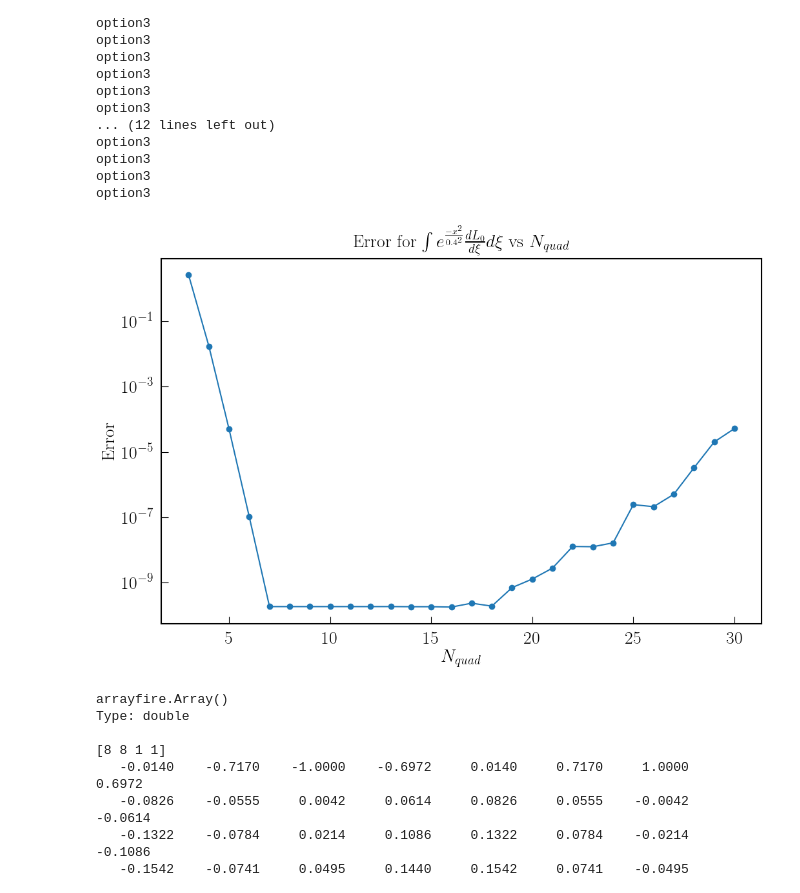
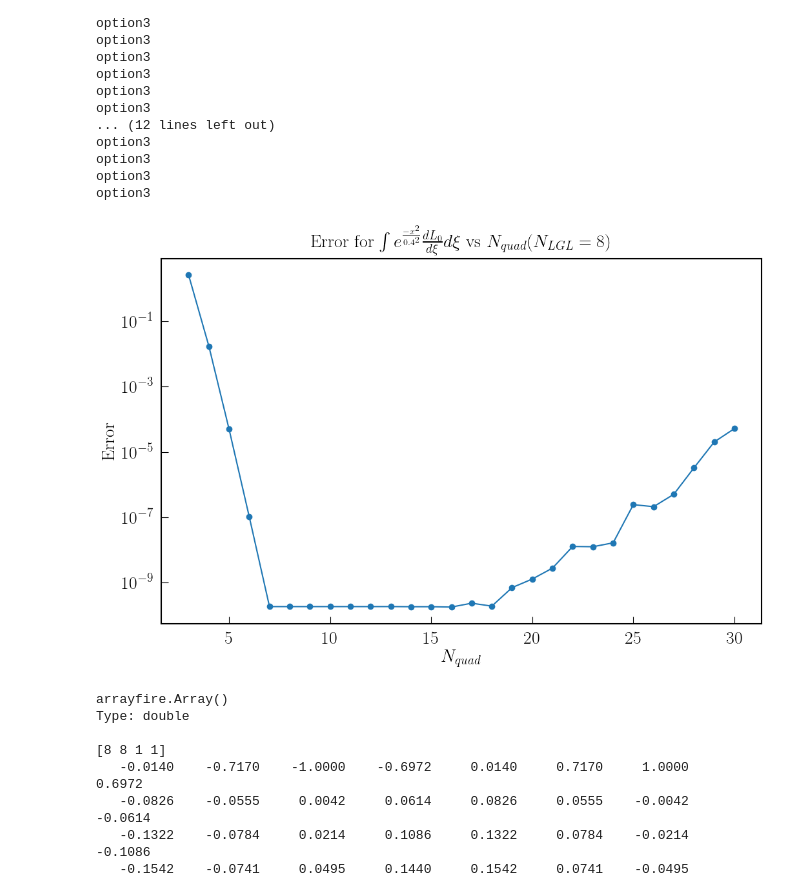
Before and after one commit to QuazarTech/DG_Maxwell, a Jupyter notebook: examples/volume_integral_error_analysis.ipynb, the cells around one changed output. Drawn from its saved outputs; the diff is of its cells as text; code cells hidden in the pictures.

```diff
--- a/examples/volume_integral_error_analysis.ipynb
+++ b/examples/volume_integral_error_analysis.ipynb
@@ -220,6 +220,7 @@ def change_parameters(N_LGL = 8, N_Elements = 8, N_quad = 8, wave = 'sin'):
 p = 0
 error = []
 N_LGL = 8
+N_quad = 8
 
 for N_quad in np.arange(3, 31):
     change_parameters(int(N_LGL), N_quad = int(N_quad), wave = 'gaussian')
@@ -229,7 +230,7 @@ for N_quad in np.arange(3, 31):
     for p in np.arange(N_LGL):
         for element_idx, element in enumerate(params.element_array):
             volume_integral_flux_analytical[p][element_idx] = int_exp_dLdxi(np.array(element)[0],
-                                                                                params.xi_LGL, p)
+                                                                            params.xi_LGL, p)
 
     volume_integral_flux_analytical = af.np_to_af_array(volume_integral_flux_analytical)
 
@@ -254,14 +255,15 @@ option3
 option3
 # %%
 plt.semilogy(np.arange(3, 31), error, '-o')
-plt.title(r'Error for $\int e^{\frac{-x^2}{0.4^2}} \frac{d L_0}{d\xi} d\xi$  vs $N_{quad}$')
+plt.title(r'Error for $\int e^{\frac{-x^2}{0.4^2}} \frac{d L_0}{d\xi} d\xi$  vs $N_{quad}(N_{LGL} = 8)$')
+# plt.title(r'Error for $\int e^{\frac{-x^2}{0.4^2}} \frac{d L_0}{d\xi} d\xi$  vs $N_{LGL} (N_{quad} = 8)$')
 # plt.title(r'Error for $\int \sin(2 \pi x) \frac{d L_0}{d\xi} d\xi$  vs $N_{quad}$')
 plt.xlabel(r'$N_{quad}$')
 plt.ylabel(r'Error')
 plt.savefig('error_int_fxi_dLi_dxi.png')
 plt.show()
 # %% [output]
-[figure, old version]
+[figure, new version]
 # %%
 N_LGL = 8
 volume_integral_flux_analytical = np.zeros([params.N_LGL, params.N_Elements])
```
